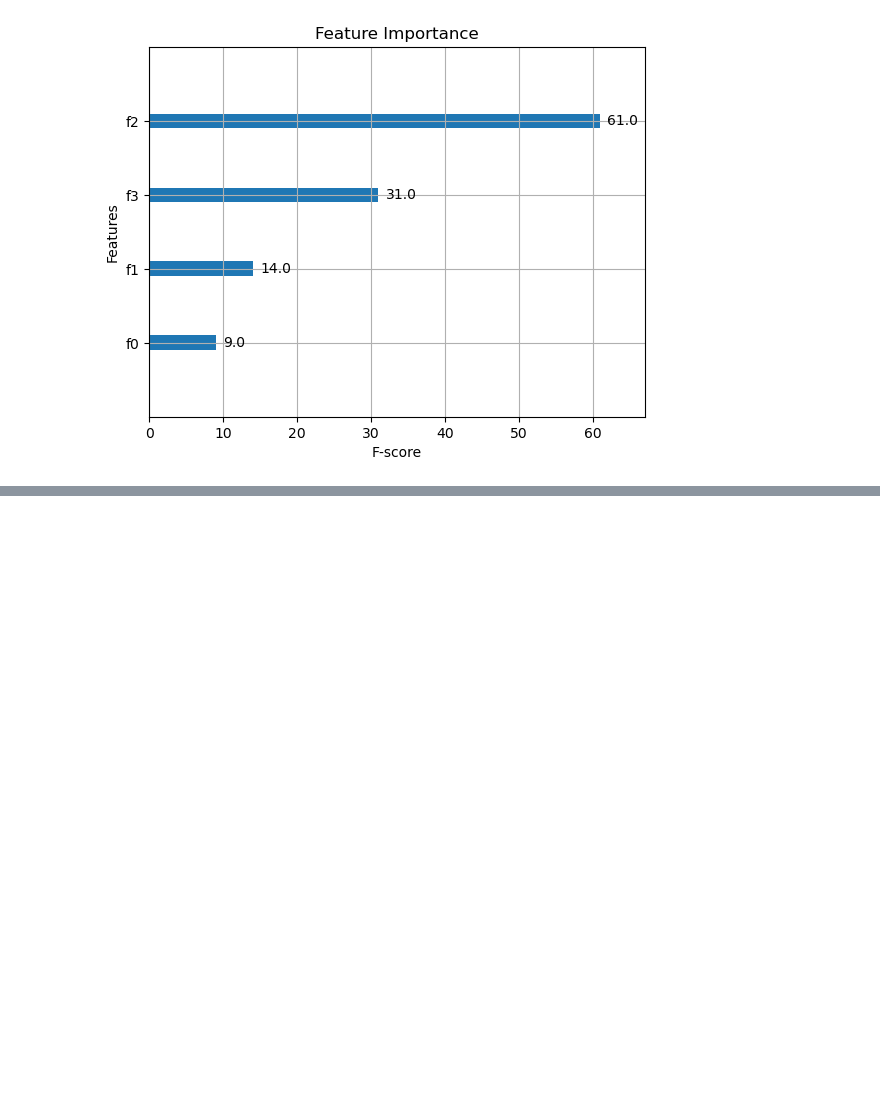
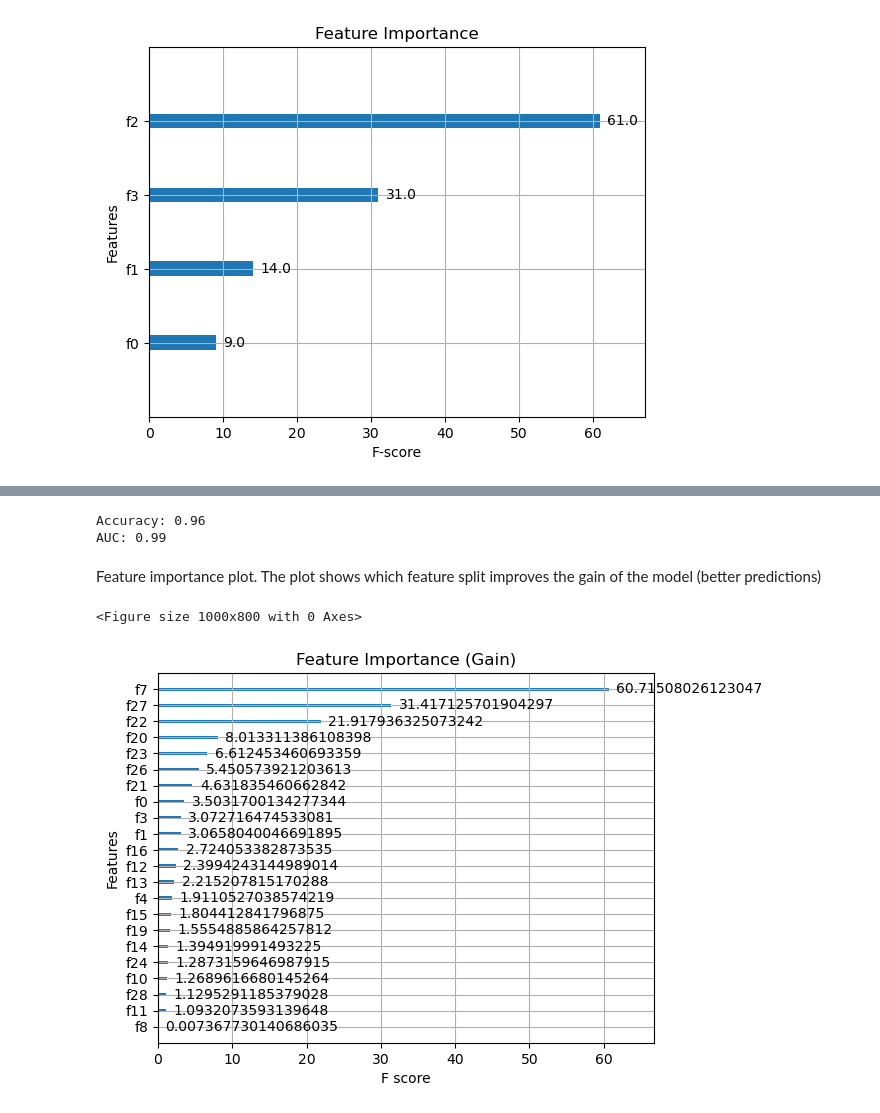
Before and after one commit to likeajumprope/Machine-learning-algorithms, a Jupyter notebook: Decision_trees.ipynb, the cells around one changed output, grey strips where cells are left out. Drawn from its saved outputs; the diff is of its cells as text; code cells hidden in the pictures; blank space fills up the shorter version.

Commit message:
more xgboost

```diff
--- a/Decision_trees.ipynb
+++ b/Decision_trees.ipynb
@@ -464,0 +451,51 @@ data
+# %%
+import xgboost as xgb
+import matplotlib.pyplot as plt
+from sklearn.datasets import load_breast_cancer
+from sklearn.model_selection import train_test_split
+from sklearn.metrics import accuracy_score, roc_auc_score, roc_curve
+
+# Load the Breast Cancer dataset
+data = load_breast_cancer()
+X, y = data.data, data.target
+
+# Split data into training and testing sets
+X_train, X_test, y_train, y_test = train_test_split(X, y, test_size=0.2, random_state=42)
+
+# Set parameters for binary classification
+params = {
+    'objective': 'binary:logistic',  # Binary classification
+    'tree_method': 'hist',           # Efficient tree method using historgam-based split finding
+    'eval_metric': 'auc',            # Evaluate performance using AUC
+    'learning_rate': 0.1,
+    'max_depth': 3
+}
+
+# Train the model
+dtrain = xgb.DMatrix(X_train, label=y_train)
+dtest = xgb.DMatrix(X_test, label=y_test)
+model = xgb.train(params, dtrain, num_boost_round=50)
+
+# Make predictions
+y_pred = model.predict(dtest)
+y_pred_binary = [1 if p > 0.5 else 0 for p in y_pred]
+
+# Evaluate the model
+accuracy = accuracy_score(y_test, y_pred_binary)
+auc = roc_auc_score(y_test, y_pred)
+print(f"Accuracy: {accuracy:.2f}")
+print(f"AUC: {auc:.2f}")
+# %% [output]
+Accuracy: 0.96
+AUC: 0.99
+# %% [markdown]
+Feature importance plot.
+The plot shows which feature split improves the gain of the model (better predictions)
+# %%
+plt.figure(figsize=(10, 8))
+xgb.plot_importance(model, importance_type='gain')
+plt.title("Feature Importance (Gain)")
+plt.show()
+# %% [output]
+<Figure size 1000x800 with 0 Axes>
+[figure, added]
```
Also changed, not shown: parts of 3 cells of this notebook.
